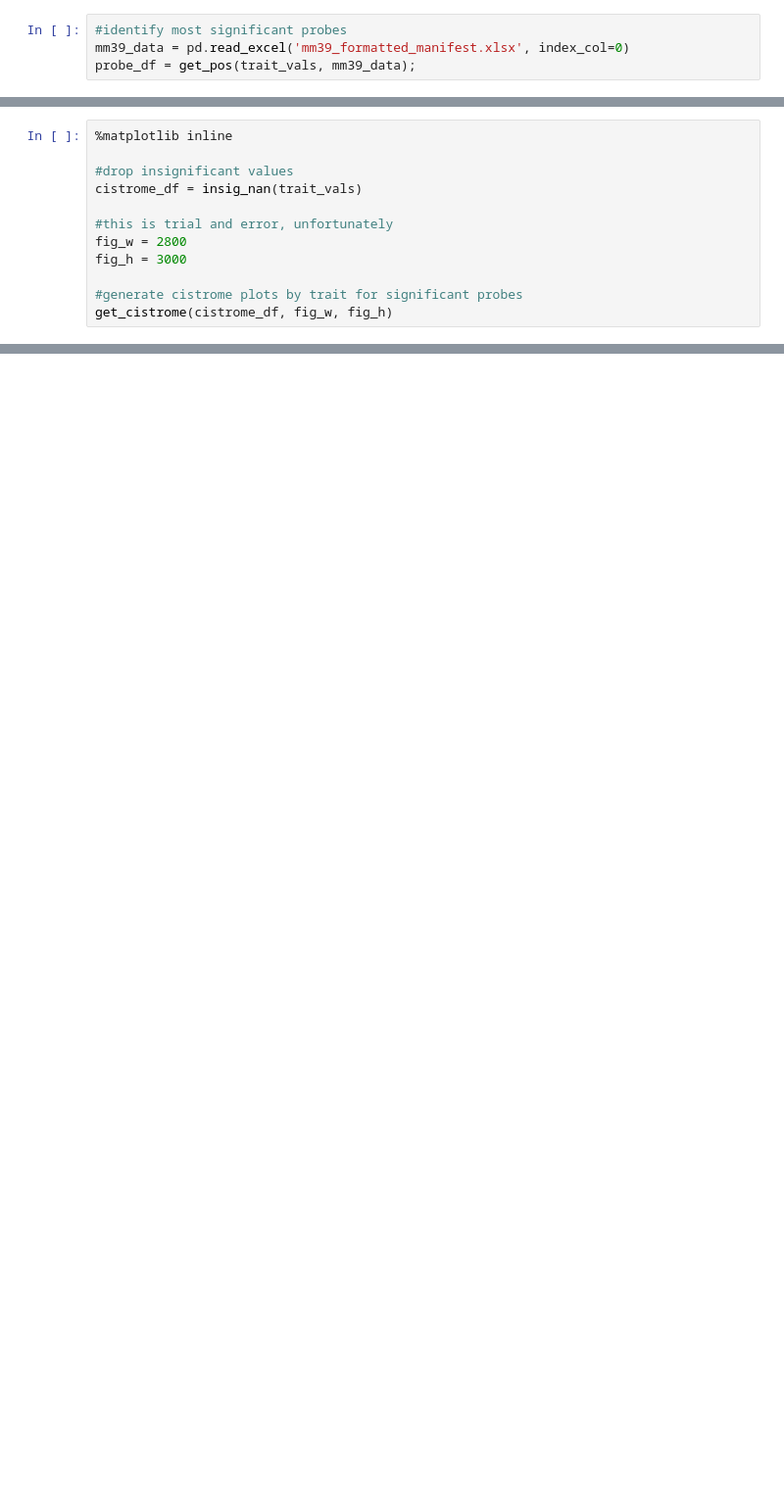
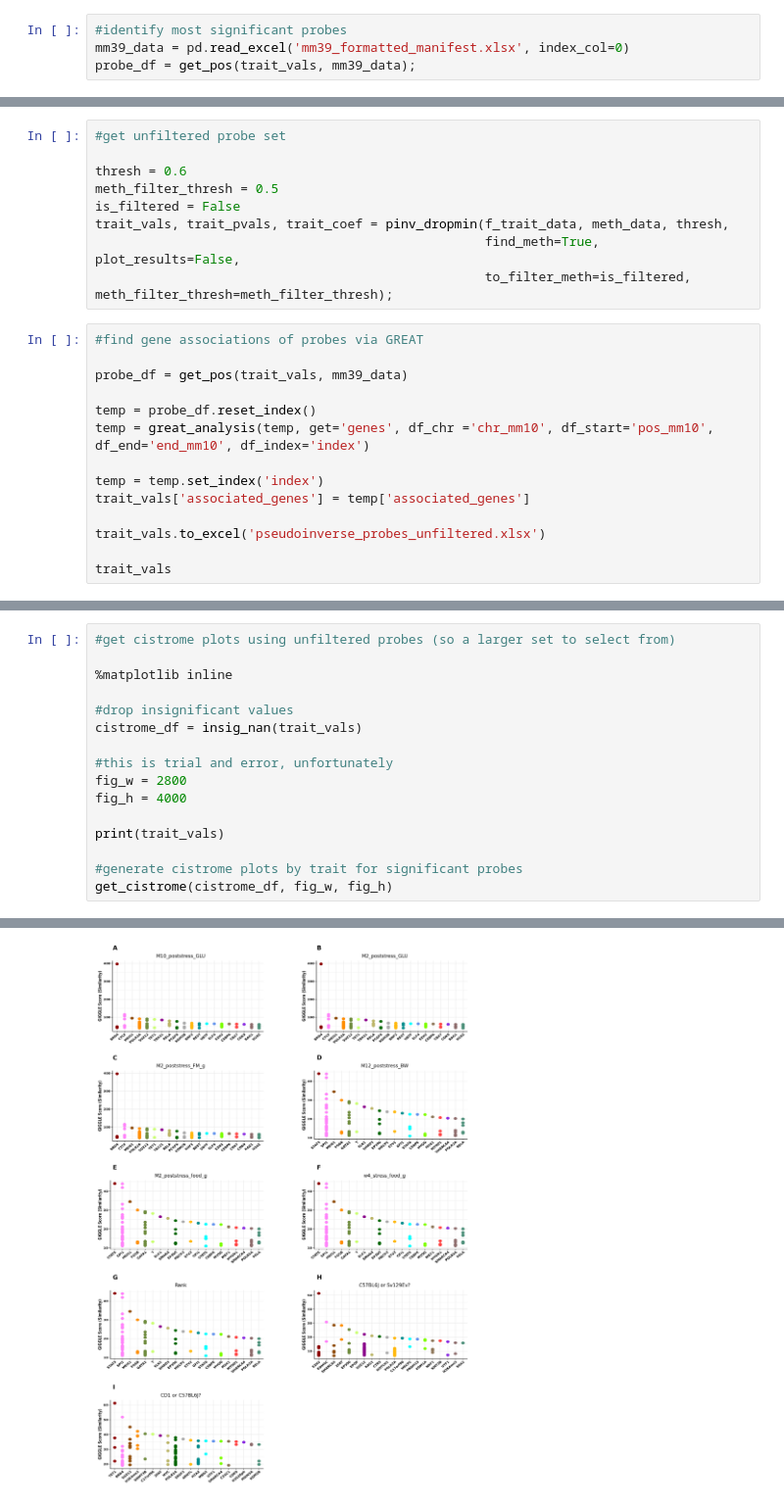
Before and after one commit to SamAndTheSun/pellegrini_temp, a Jupyter notebook: pseudoinverse_model.ipynb, the cells around one changed output, grey strips where cells are left out. Shown at 98% size. Saved outputs shown, nothing was run; the diff lists cells and outputs as text; blank space fills up the shorter version.

```diff
--- a/pseudoinverse_model.ipynb
+++ b/pseudoinverse_model.ipynb
@@ -130,3 +124,26 @@ trait_vals
 | cg48343290_TC21 | 0.096393 | 0.000861 | 0.999699 | 0.000082 | ... |
 | cg48343860_TC21 | 0.745737 | -0.000192 | 0.542981 | 0.000833 | ... |
 3214 rows × 21 columns
+# %%
+#get unfiltered probe set
+
+thresh = 0.6
+meth_filter_thresh = 0.5
+is_filtered = False
+trait_vals, trait_pvals, trait_coef = pinv_dropmin(f_trait_data, meth_data, thresh,
+                                                   find_meth=True, plot_results=False,
+                                                   to_filter_meth=is_filtered, meth_filter_thresh=meth_filter_thresh);
+# %%
+#find gene associations of probes via GREAT
+
+probe_df = get_pos(trait_vals, mm39_data)
+
+temp = probe_df.reset_index()
+temp = great_analysis(temp, get='genes', df_chr ='chr_mm10', df_start='pos_mm10', df_end='end_mm10', df_index='index')
+
+temp = temp.set_index('index')
+trait_vals['associated_genes'] = temp['associated_genes']
+
+trait_vals.to_excel('pseudoinverse_probes_unfiltered.xlsx')
+
+trait_vals
@@ -133,4 +165,6 @@ trait_vals
 # %%
+#get cistrome plots using unfiltered probes (so a larger set to select from)
+
 %matplotlib inline
 
 #drop insignificant values
@@ -138,7 +172,9 @@ cistrome_df = insig_nan(trait_vals)
 
 #this is trial and error, unfortunately
 fig_w = 2800
-fig_h = 3000
+fig_h = 4000
+
+print(trait_vals)
 
 #generate cistrome plots by trait for significant probes
 get_cistrome(cistrome_df, fig_w, fig_h)
@@ -146,0 +199 @@ KeyboardInterrupt:
+[figure, added]
```
Also changed, not shown: parts of 4 cells of this notebook, 1 other file.
